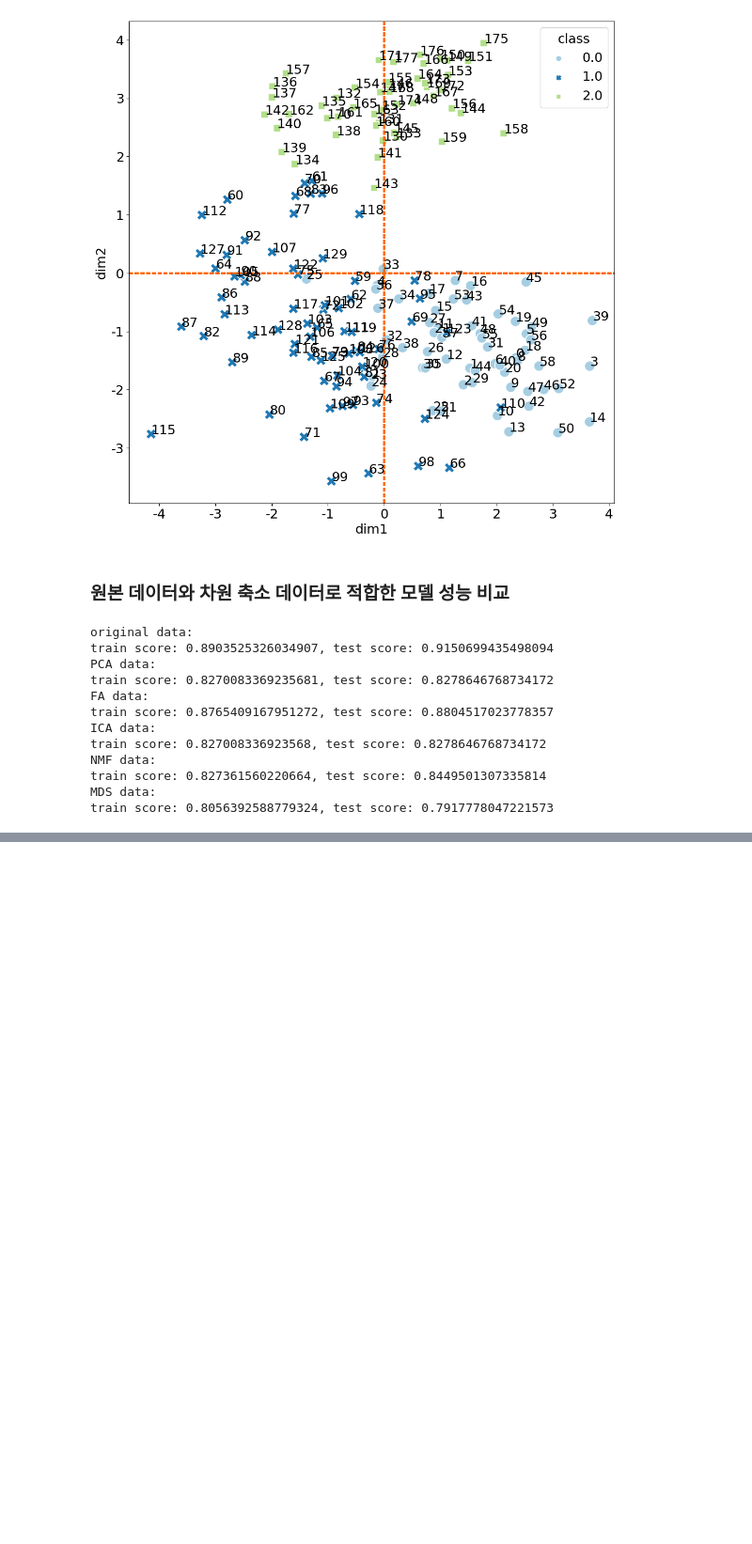
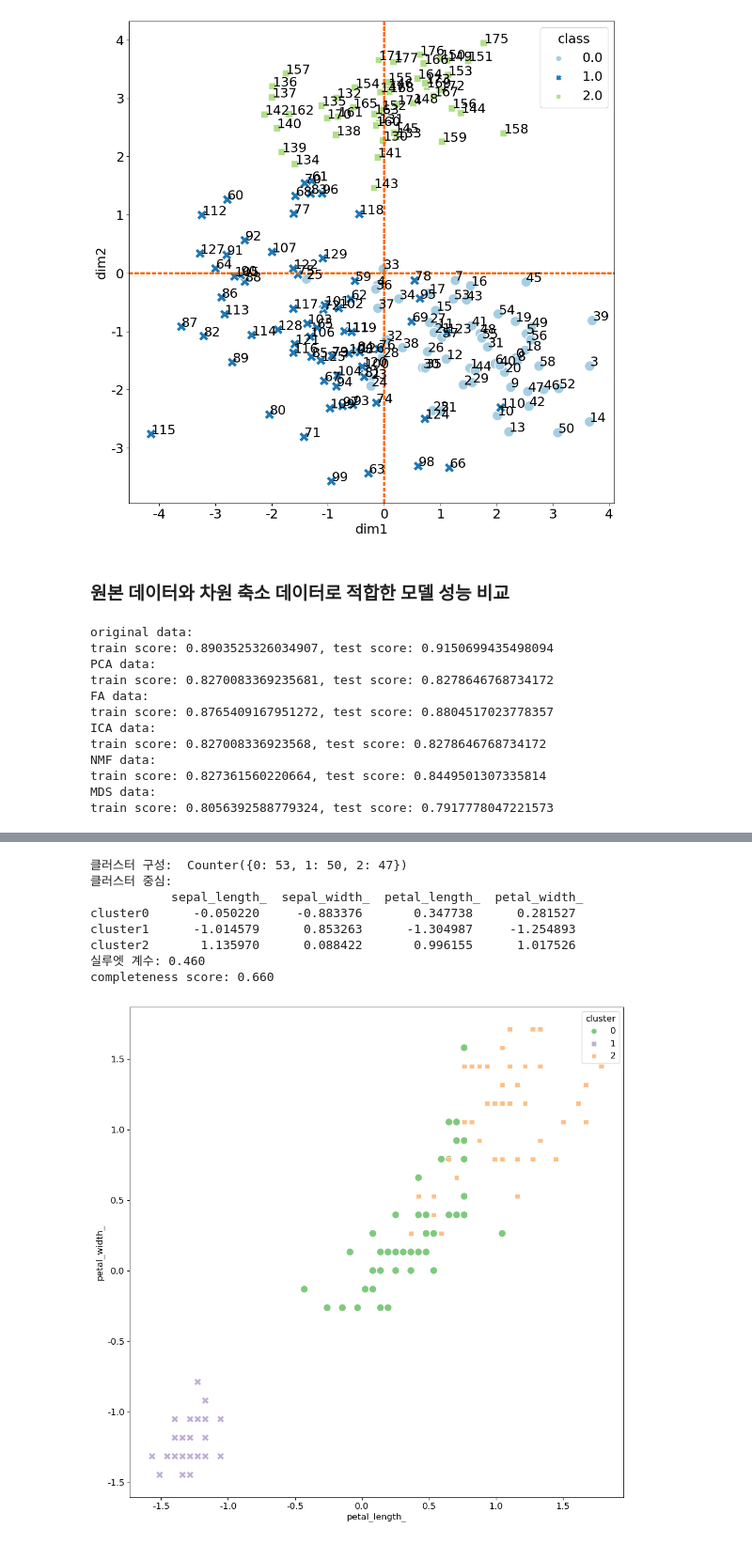
Before and after one commit to klee30810/ADP-study, a Jupyter notebook: codebook/Chap 10. Unsupervised Learning.ipynb, the cells around one changed output, grey strips where cells are left out. Shown at 94% size. Cells and saved outputs as stored; diff of their text form; code cells hidden in the pictures; blank space fills up the shorter version.

```diff
--- a/codebook/Chap 10. Unsupervised Learning.ipynb
+++ b/codebook/Chap 10. Unsupervised Learning.ipynb
@@ -379,0 +509,28 @@ train score: 0.8056392588779324, test score: 0.7917778047221573
+# %%
+from sklearn.metrics import silhouette_score, completeness_score
+
+model = KMeans(n_clusters=n_cluster, random_state=0)
+distances = model.fit_transform(df)
+kmeans_result = model.labels_
+
+print("클러스터 구성: ", Counter(model.labels_))
+centers = pd.DataFrame(model.cluster_centers_, columns=df.columns, index=["cluster%s" %i for i in range(n_cluster)])
+print("클러스터 중심: \n", centers)
+
+print(f"실루엣 계수: {silhouette_score(df, kmeans_result):.3f}")
+print(f"completeness score: {completeness_score(y, kmeans_result):.3f}")
+
+df['cluster'] = kmeans_result
+fig, ax = plt.subplots(1,1)
+sns.scatterplot(x='petal_length_', y='petal_width_', data=df, hue='cluster', style='cluster', s=100, ax=ax, palette='Accent')
+plt.show()
+# %% [output]
+클러스터 구성:  Counter({0: 53, 1: 50, 2: 47})
+클러스터 중심:
+           sepal_length_  sepal_width_  petal_length_  petal_width_
+cluster0      -0.050220     -0.883376       0.347738      0.281527
+cluster1      -1.014579      0.853263      -1.304987     -1.254893
+cluster2       1.135970      0.088422       0.996155      1.017526
+실루엣 계수: 0.460
+completeness score: 0.660
+[figure, added]
```
Also changed, not shown: parts of 27 cells of this notebook.
